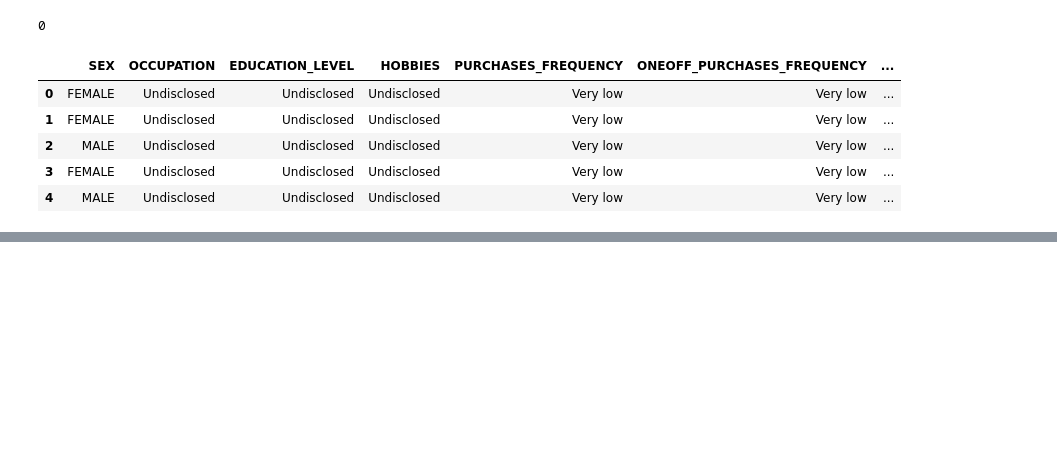
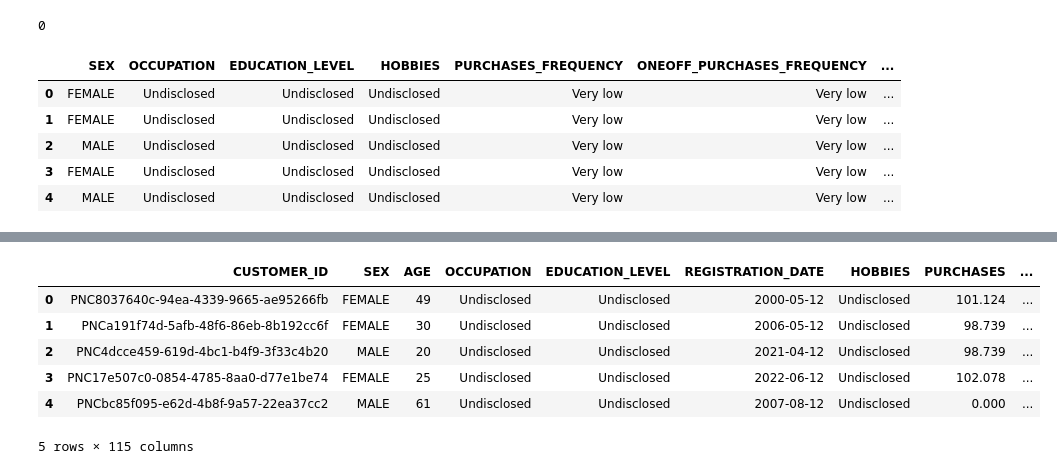
Before and after one commit to Akashdesh0801/My_repo, a Jupyter notebook: BFSI_FINAL.ipynb, the cells around one changed output, grey strips where cells are left out. Saved outputs shown, nothing was run; the diff lists cells and outputs as text; code cells hidden in the pictures; blank space fills up the shorter version.

```diff
--- a/BFSI_FINAL.ipynb
+++ b/BFSI_FINAL.ipynb
@@ -150,0 +160,12 @@ status=pd.get_dummies(data[['SEX','OCCUPATION','EDUCATION_LEVEL',
+# %%
+data=pd.concat([data,status],axis=1)
+# %%
+data.head()
+# %% [output]
+|  | CUSTOMER_ID | SEX | AGE | OCCUPATION | EDUCATION_LEVEL | REGISTRATION_DATE | HOBBIES | PURCHASES | ... |
+| 0 | PNC8037640c-94ea-4339-9665-ae95266fb | FEMALE | 49 | Undisclosed | Undisclosed | 2000-05-12 | Undisclosed | 101.124 | ... |
+| 1 | PNCa191f74d-5afb-48f6-86eb-8b192cc6f | FEMALE | 30 | Undisclosed | Undisclosed | 2006-05-12 | Undisclosed | 98.739 | ... |
+| 2 | PNC4dcce459-619d-4bc1-b4f9-3f33c4b20 | MALE | 20 | Undisclosed | Undisclosed | 2021-04-12 | Undisclosed | 98.739 | ... |
+| 3 | PNC17e507c0-0854-4785-8aa0-d77e1be74 | FEMALE | 25 | Undisclosed | Undisclosed | 2022-06-12 | Undisclosed | 102.078 | ... |
+| 4 | PNCbc85f095-e62d-4b8f-9a57-22ea37cc2 | MALE | 61 | Undisclosed | Undisclosed | 2007-08-12 | Undisclosed | 0.000 | ... |
+5 rows × 115 columns
```
Also changed, not shown: parts of 2 cells of this notebook.
